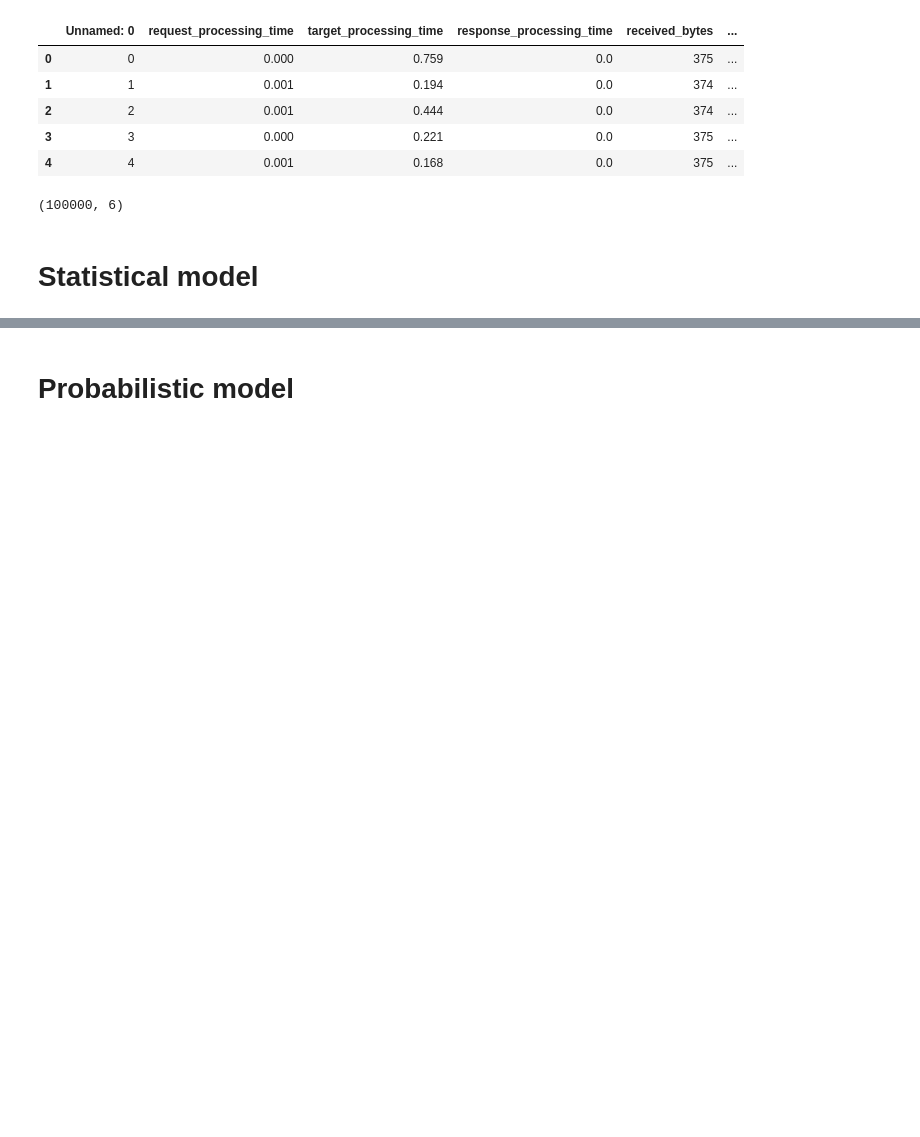
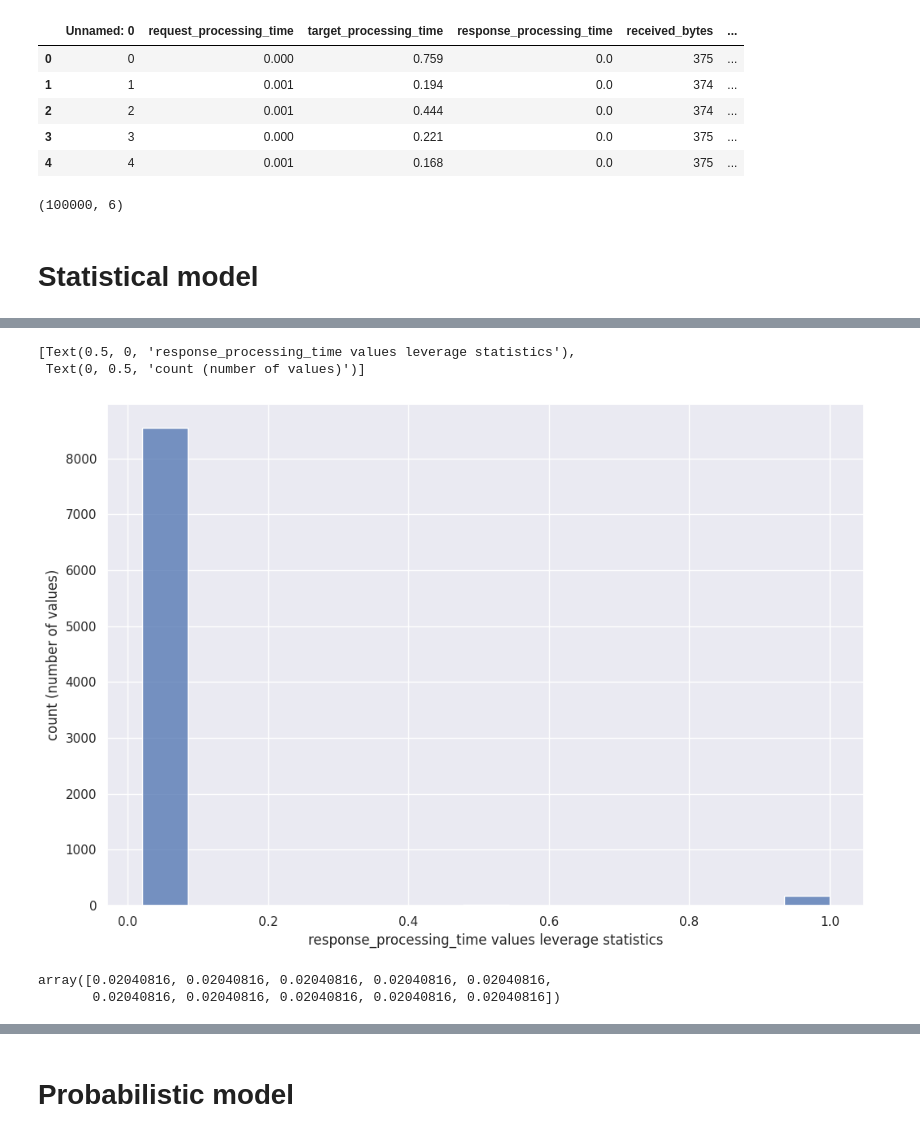
Before and after one commit to SpaceXAlphaBravoCharlie/Diplomski, a Jupyter notebook: Diplomski_colab.ipynb, the cells around one changed output, grey strips where cells are left out. Drawn from its saved outputs; the diff is of its cells as text; code cells hidden in the pictures; blank space fills up the shorter version.

```diff
--- a/Diplomski_colab.ipynb
+++ b/Diplomski_colab.ipynb
@@ -84,0 +82,16 @@ len(set(anomalies_indices).difference(set(anomalies_indices_md)))
+# %%
+third_array = np.array(columns_leverage_statistics[2])[np.isnan(columns_leverage_statistics[2]) == False]
+third_array = third_array[third_array != np.inf]
+# %%
+sns.set(rc={'figure.figsize':(12, 8)})
+ax = sns.histplot(third_array, kde=False)
+ax.set(xlabel="response_processing_time values leverage statistics", ylabel='count (number of values)')
+# %% [output]
+[Text(0.5, 0, 'response_processing_time values leverage statistics'),
+ Text(0, 0.5, 'count (number of values)')]
+[figure, added]
+# %%
+third_array[len(third_array) - 10:]
+# %% [output]
+array([0.02040816, 0.02040816, 0.02040816, 0.02040816, 0.02040816,
+       0.02040816, 0.02040816, 0.02040816, 0.02040816, 0.02040816])
```
Also changed, not shown: parts of 178 cells of this notebook.
